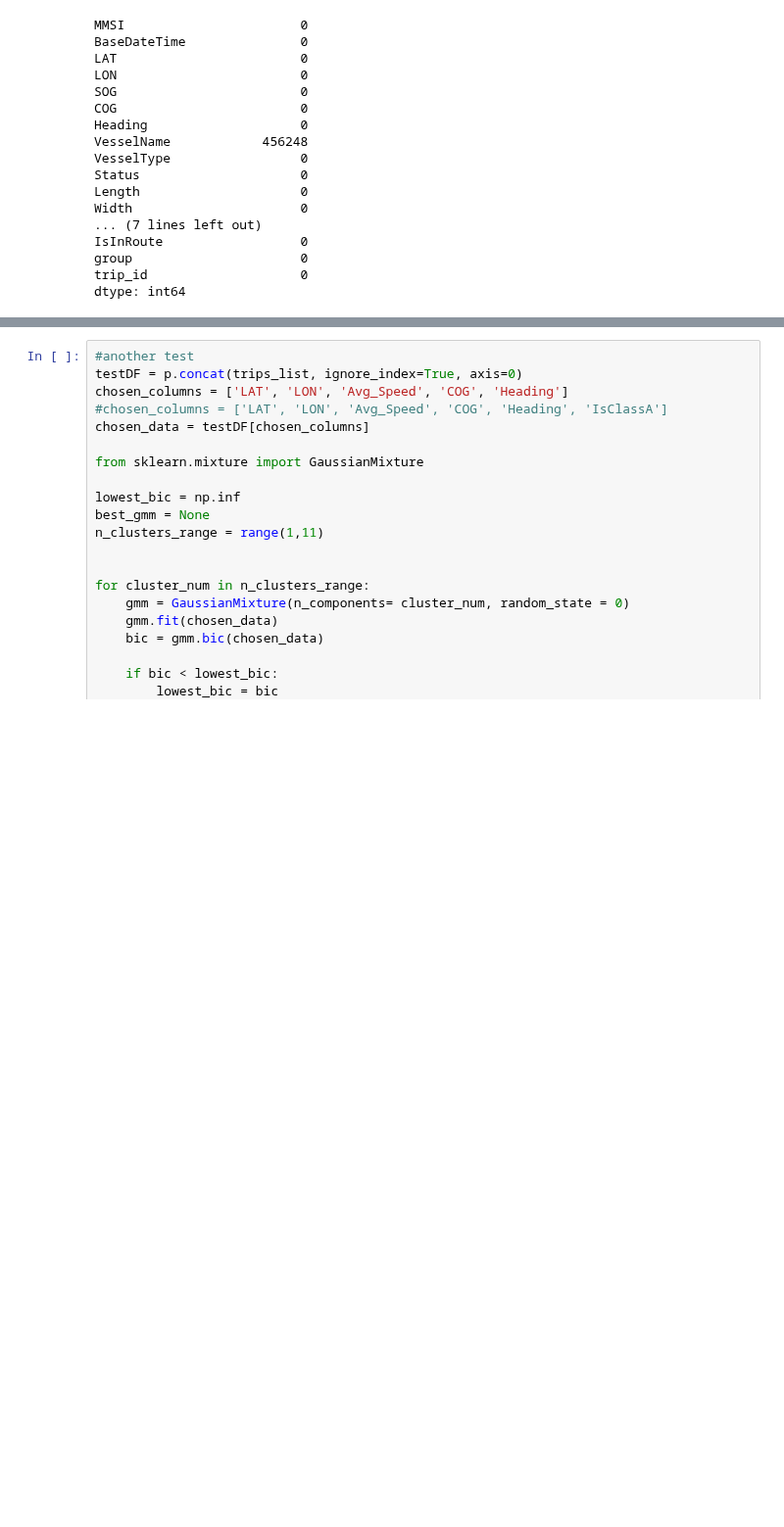
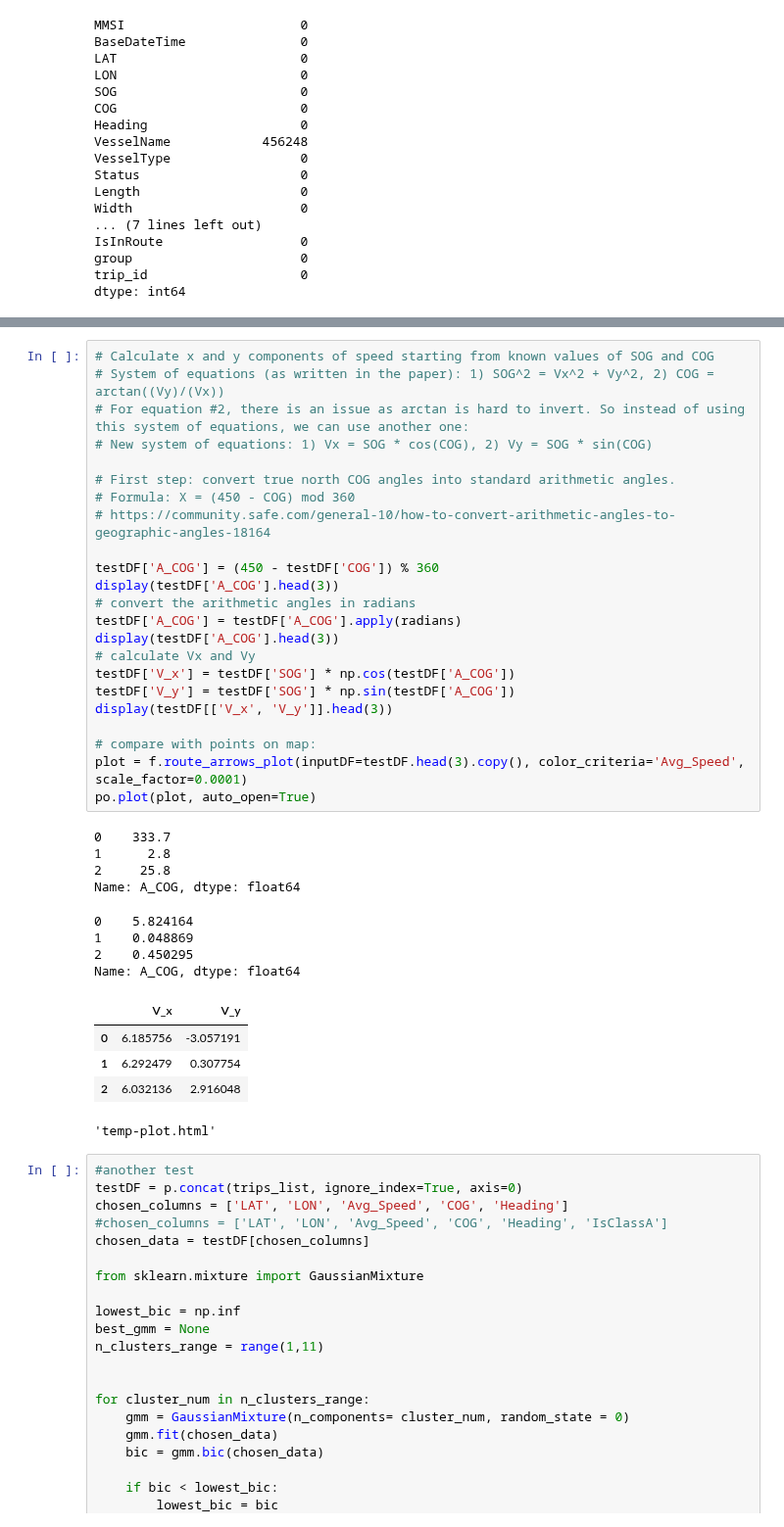
Before and after one commit to Accazeta/AIS_data_analysis, a Jupyter notebook: src/Time_series_clustering.ipynb, the cells around one changed output, grey strips where cells are left out. Shown at 98% size. Drawn from its saved outputs; the diff is of its cells as text; blank space fills up the shorter version.

```diff
--- a/src/Time_series_clustering.ipynb
+++ b/src/Time_series_clustering.ipynb
@@ -214,3 +194,40 @@ Text(0.5, 1.0, 'Fit Values: 34.36 and 10.62')
+# %%
+# Calculate x and y components of speed starting from known values of SOG and COG
+# System of equations (as written in the paper): 1) SOG^2 = Vx^2 + Vy^2, 2) COG = arctan((Vy)/(Vx))
+# For equation #2, there is an issue as arctan is hard to invert. So instead of using this system of equations, we can use another one:
+# New system of equations: 1) Vx = SOG * cos(COG), 2) Vy = SOG * sin(COG)
+
+# First step: convert true north COG angles into standard arithmetic angles.
+# Formula: X = (450 - COG) mod 360
+# https://community.safe.com/general-10/how-to-convert-arithmetic-angles-to-geographic-angles-18164
+
+testDF['A_COG'] = (450 - testDF['COG']) % 360
+display(testDF['A_COG'].head(3))
+# convert the arithmetic angles in radians
+testDF['A_COG'] = testDF['A_COG'].apply(radians)
+display(testDF['A_COG'].head(3))
+# calculate Vx and Vy
+testDF['V_x'] = testDF['SOG'] * np.cos(testDF['A_COG'])
+testDF['V_y'] = testDF['SOG'] * np.sin(testDF['A_COG'])
+display(testDF[['V_x', 'V_y']].head(3))
+
+# compare with points on map:
+plot = f.route_arrows_plot(inputDF=testDF.head(3).copy(), color_criteria='Avg_Speed', scale_factor=0.0001)
+po.plot(plot, auto_open=True)
+# %% [output]
+0    333.7
+1      2.8
+2     25.8
+Name: A_COG, dtype: float64
+0    5.824164
+1    0.048869
+2    0.450295
+Name: A_COG, dtype: float64
+|  | V_x | V_y |
+| 0 | 6.185756 | -3.057191 |
+| 1 | 6.292479 | 0.307754 |
+| 2 | 6.032136 | 2.916048 |
+'temp-plot.html'
 # %%
 #another test
 testDF = p.concat(trips_list, ignore_index=True, axis=0)
```
Also changed, not shown: parts of 7 cells of this notebook, 1 other file.
